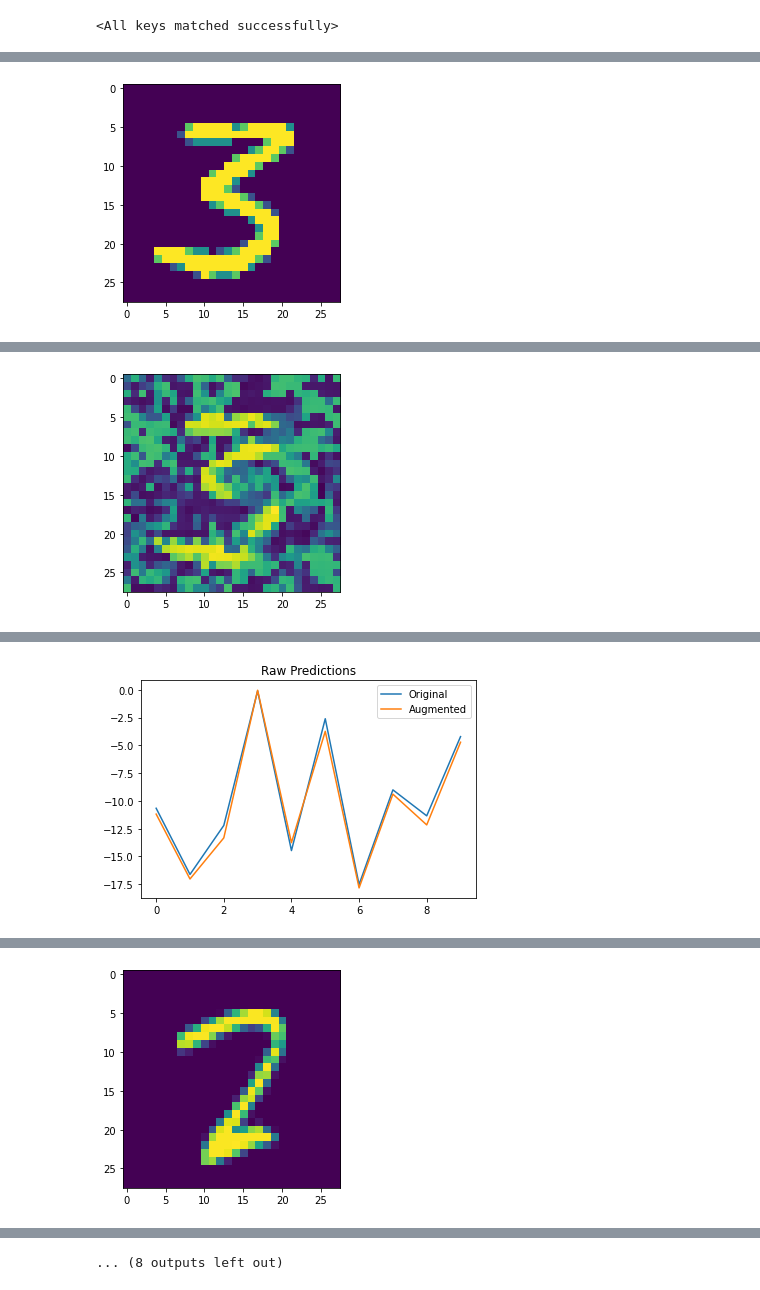
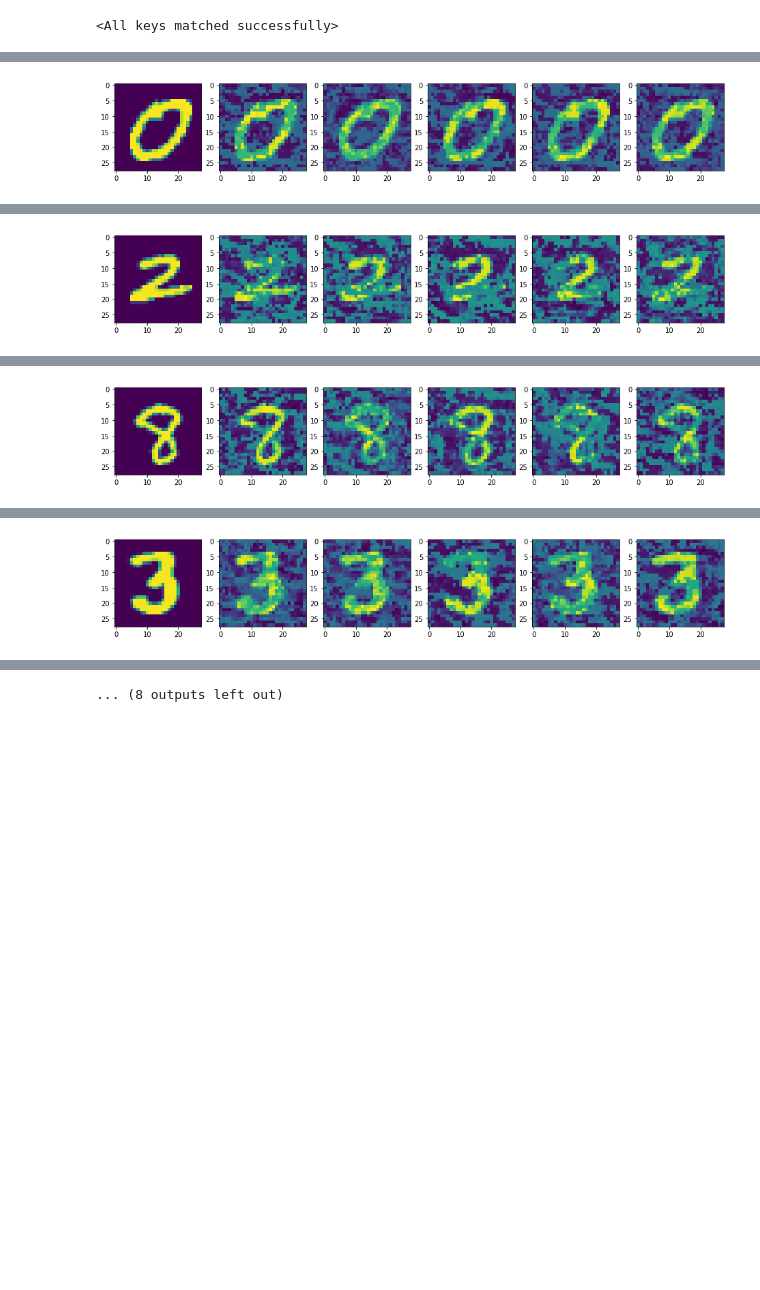
Before and after one commit to dkloving/dropviz, a Jupyter notebook: examples/mnist.ipynb, the cells around one changed output, grey strips where cells are left out. Drawn from its saved outputs; the diff is of its cells as text; code cells hidden in the pictures; blank space fills up the shorter version.

```diff
--- a/examples/mnist.ipynb
+++ b/examples/mnist.ipynb
@@ -58,0 +61,18 @@ data_iter = iter(test_loader)
+# %%
+N = 10
+
+for i in range(N):
+    print(f'Starting {i}th sample...')
+
+    # sample
+    data, target = next(data_iter)
+
+    # augment
+    corrupted_images, output = dropviz.augment(model, model.fc1, device, data, 5, 10000, 0.05, 0.0001)
+
+    # plot
+    f, ax = plt.subplots(1, len(corrupted_images)+1, figsize=(16,20))
+    ax[0].imshow(data.reshape(28, 28))
+    for n in range(len(corrupted_images)):
+        ax[n+1].imshow(corrupted_images[n])
+    plt.show()
@@ -59,21 +112,19 @@ data_iter = iter(test_loader)
 # %%
-N = 5
+N = 10
 
-for _ in range(N):
+for i in range(N):
+    print(f'Starting {i}th sample...')
 
+    # sample
     data, target = next(data_iter)
 
-    corrupted_image, output = dropviz.augment(model, model.fc2, device, data, 10000, 0.01, 0.0001)
+    # augment
+    corrupted_images, output = dropviz.augment(model, model.fc2, device, data, 5, 10000, 0.1, 0.0001)
 
-    plt.figure()
-    plt.imshow(data.reshape(28, 28))
-    plt.figure()
-    plt.imshow(corrupted_image)
-
-    plt.figure()
-    for o, l in zip(output, ['Original', 'Augmented']):
-        plt.plot(o, label=l)
-    plt.legend()
-    plt.title('Raw Predictions')
+    # plot
+    f, ax = plt.subplots(1, len(corrupted_images)+1, figsize=(16,20))
+    ax[0].imshow(data.reshape(28, 28))
+    for n in range(len(corrupted_images)):
+        ax[n+1].imshow(corrupted_images[n])
     plt.show()
 # %% [output]
@@ -91 +135 @@ Final loss 0.3711188733577728
-[figure, old version]
+[figure, new version]
@@ -92 +143 @@ Final loss 0.3711188733577728
-[figure, old version]
+[figure, new version]
@@ -93 +150 @@ Final loss 0.3711188733577728
-[figure, old version]
+[figure, new version]
@@ -101 +156 @@ Final loss 0.009999915957450867
-[figure, old version]
+[figure, new version]
@@ -112 +174 @@ Final loss 0.009997966699302197
-... (8 outputs left out)
+... (8 outputs left out)
```
Also changed, not shown: parts of 4 cells of this notebook.
